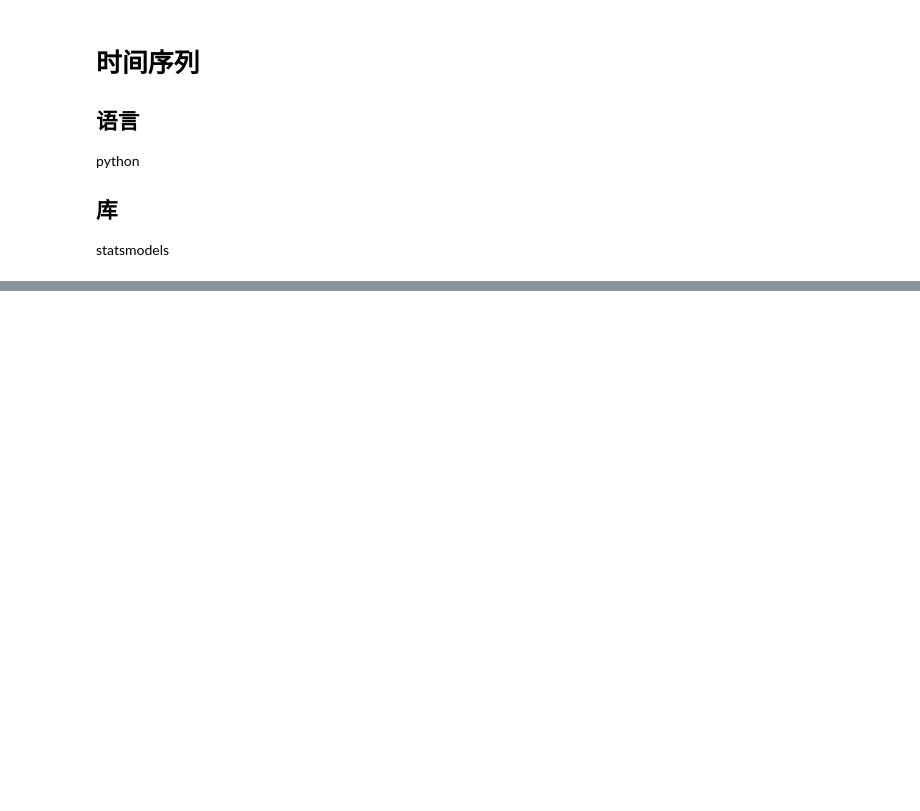
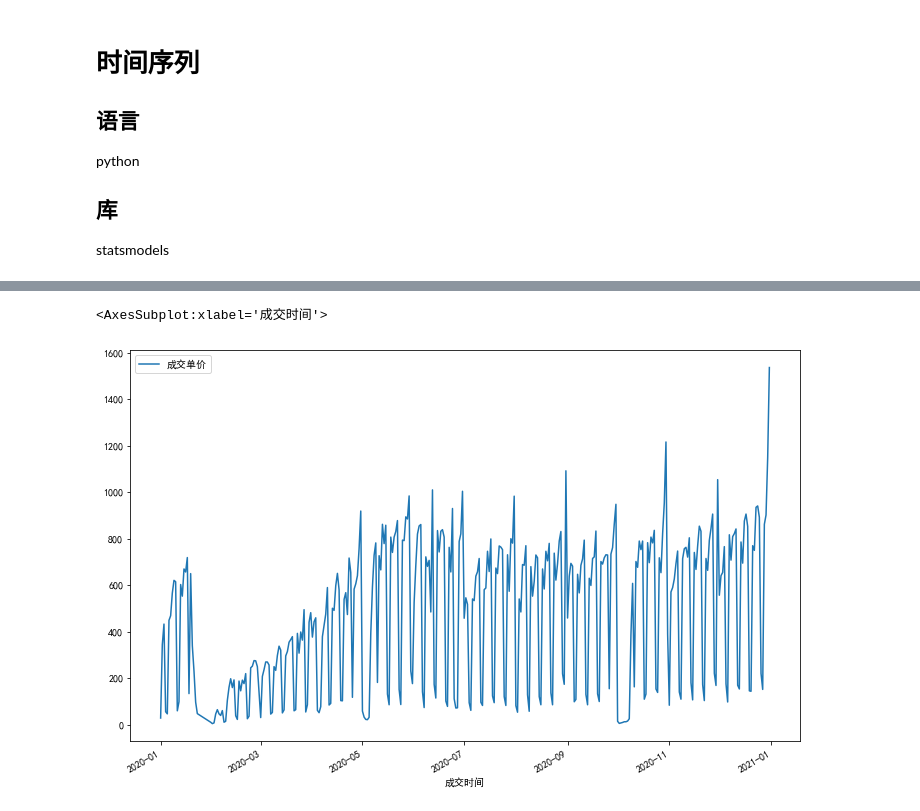
Before and after one commit to thales-ucas/realty, a Jupyter notebook: arma.ipynb, the cells around one changed output, grey strips where cells are left out. Saved outputs shown, nothing was run; the diff lists cells and outputs as text; code cells hidden in the pictures; blank space fills up the shorter version.

```diff
--- a/arma.ipynb
+++ b/arma.ipynb
@@ -42,0 +116,7 @@ for n in range(12):
+# %%
+plt.rcParams['font.family'] = ['SimHei']  # 中文字体设置
+plt.rcParams['axes.unicode_minus'] = False
+total.plot(figsize=(12,8), label='总数')
+# %% [output]
+<AxesSubplot:xlabel='成交时间'>
+[figure, added]
```
Also changed, not shown: parts of 11 cells of this notebook, 2 other files.
